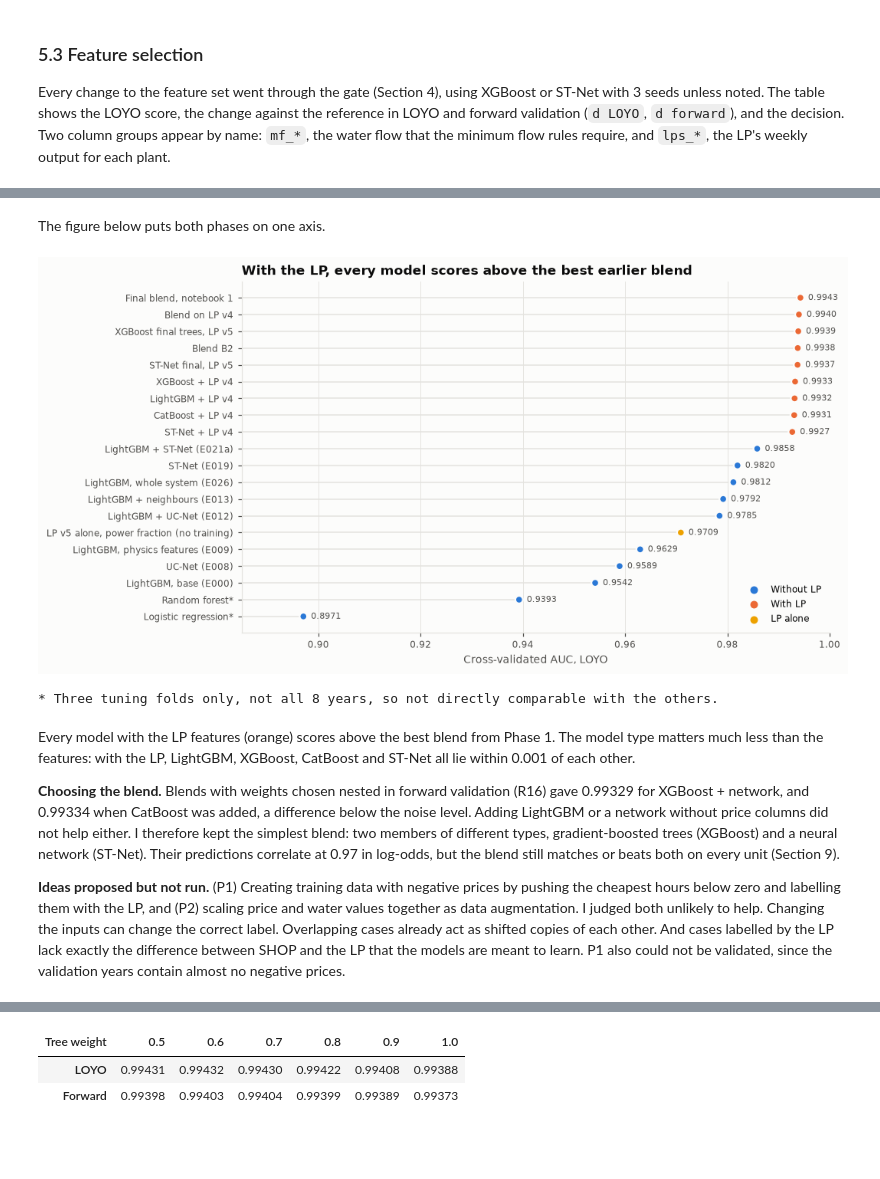
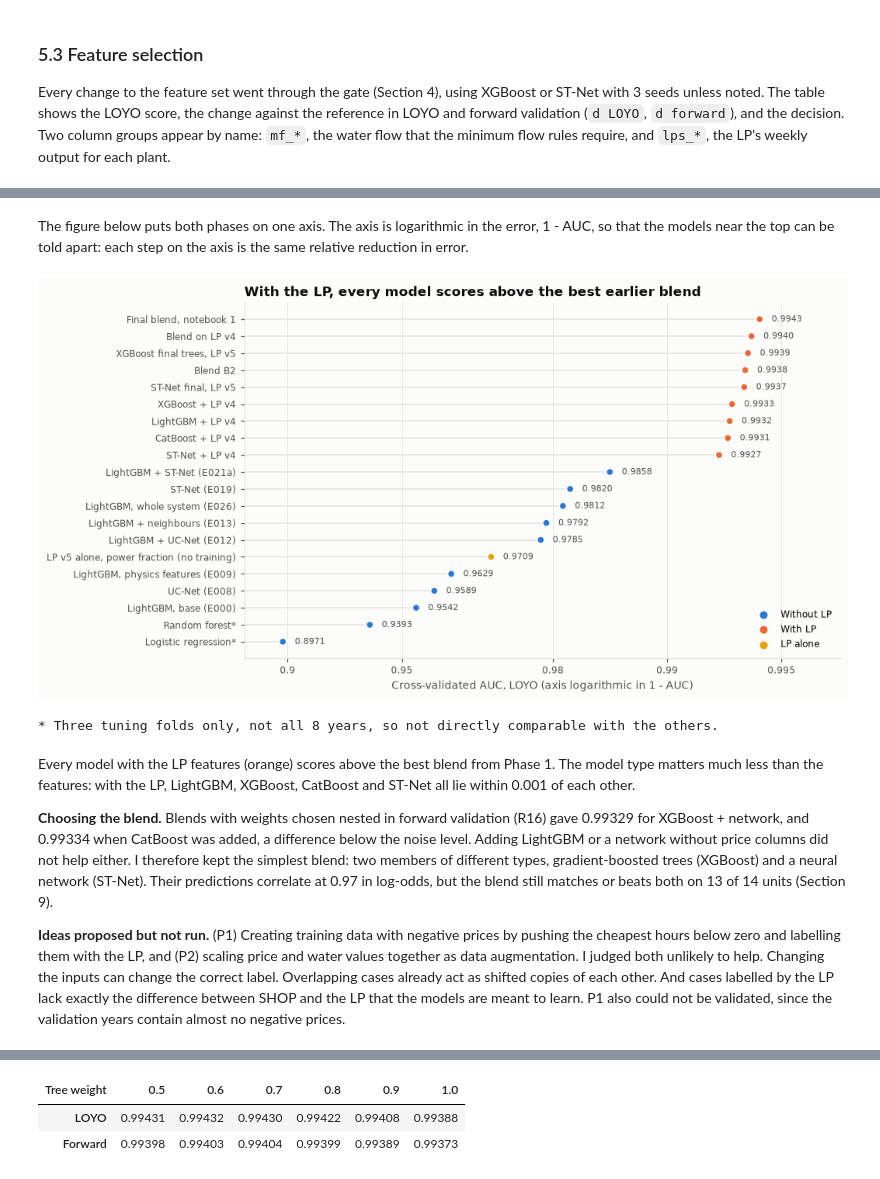
Before and after one commit to MartinNordli/Unit-Commitment-Problem, a Jupyter notebook: submission/Report.ipynb, the cells around one changed output, grey strips where cells are left out. Saved outputs shown, nothing was run; the diff lists cells and outputs as text; code cells hidden in the pictures; blank space fills up the shorter version.

```diff
--- a/submission/Report.ipynb
+++ b/submission/Report.ipynb
@@ -552,20 +652,37 @@ tab = pd.DataFrame([dict(Model=m, Features=f, LOYO=rows[a]["oof_auc"] if a else
-# %% [markdown]
-The figure below puts both phases on one axis.
+# %% [markdown]
+The figure below puts both phases on one axis. The axis is logarithmic in the error, 1 - AUC, so that the models near the top can be told apart: each step on the axis is the same relative reduction in error.
 # %%
 pts = [("Logistic regression*", .89708, 0), ("Random forest*", .93927, 0), ("LightGBM, base (E000)", .95415, 0), ("LP v5 alone, power fraction (no training)", auc(Y, LPF[:N_TR]), 2), ("UC-Net (E008)", .95893, 0), ("LightGBM, physics features (E009)", .96295, 0), ("LightGBM + neighbours (E013)", .97919, 0), ("LightGBM, whole system (E026)", .98118, 0), ("ST-Net (E019)", .98199, 0), ("LightGBM + UC-Net (E012)", .97847, 0), ("LightGBM + ST-Net (E021a)", .98584, 0),
     ("LightGBM + LP v4", rows["L8_v4"]["oof_auc"], 1), ("CatBoost + LP v4", rows["C1_v4_mf"]["oof_auc"], 1), ("XGBoost + LP v4", rows["XR_ref"]["oof_auc"], 1), ("ST-Net + LP v4", rows["N4_v4_scale"]["oof_auc"], 1), ("XGBoost final trees, LP v5", rows["XR5c_ls"]["oof_auc"], 1), ("ST-Net final, LP v5", rows["N6c_v5"]["oof_auc"], 1), ("Blend B2", rows["B2_gbdt3_nn2_nested"]["oof_auc"], 1), ("Blend on LP v4", auc(Y, B4), 1), ("Final blend, notebook 1", auc(Y, B), 1)]
-pts = sorted(pts, key=lambda p: p[1]); cols = [BLUE, ORANGE, YELLOW]; fig, ax = plt.subplots(figsize=(9, 5.4))
-ax.hlines(range(len(pts)), .88, [p[1] for p in pts], color=GRID, lw=1); ax.scatter([p[1] for p in pts], range(len(pts)), s=42, c=[cols[p[2]] for p in pts], zorder=3, edgecolors="#fcfcfb", linewidths=1.5); ax.set_yticks(range(len(pts)), [p[0] for p in pts]); ax.set_xlim(.885, 1.0); ax.set_xlabel("Cross-validated AUC, LOYO"); ax.grid(axis="y", visible=False); ax.set_title("With the LP, every model scores above the best earlier blend")
-for k, p in enumerate(pts): ax.text(p[1] + .0015, k, f"{p[1]:.4f}", va="center", fontsize=7.5, color=MUTED)
-for lab, col in (("Without LP", BLUE), ("With LP", ORANGE), ("LP alone", YELLOW)): ax.scatter([], [], s=30, c=col, label=lab)
-ax.legend(loc="lower right"); plt.show(); print("* Three tuning folds only, not all 8 years, so not directly comparable with the others.")
+pts = sorted(pts, key=lambda p: p[1])
+cols = [BLUE, ORANGE, YELLOW]
+fig, ax = plt.subplots(figsize=(9, 5.4))
+err = [1 - p[1] for p in pts]  # plotted as error 1 - AUC on a log axis
+ax.set_xscale("log")
+ax.set_xlim(.13, .0035)
+ticks = [.1, .05, .02, .01, .005]
+ax.set_xticks(ticks, [f"{1 - t:g}" for t in ticks])
+ax.minorticks_off()
+ax.hlines(range(len(pts)), .13, err, color=GRID, lw=1)
+ax.scatter(err, range(len(pts)), s=42, c=[cols[p[2]] for p in pts], zorder=3, edgecolors="#fcfcfb", linewidths=1.5)
+ax.set_yticks(range(len(pts)), [p[0] for p in pts])
+ax.set_xlabel("Cross-validated AUC, LOYO (axis logarithmic in 1 - AUC)")
+ax.grid(axis="y", visible=False)
+ax.set_title("With the LP, every model scores above the best earlier blend")
+for k, p in enumerate(pts):
+    ax.text(err[k] * .93, k, f"{p[1]:.4f}", va="center", fontsize=7.5, color=MUTED)
+for lab, col in (("Without LP", BLUE), ("With LP", ORANGE), ("LP alone", YELLOW)):
+    ax.scatter([], [], s=30, c=col, label=lab)
+ax.legend(loc="lower right")
+plt.show()
+print("* Three tuning folds only, not all 8 years, so not directly comparable with the others.")
 # %% [output]
-[figure, old version]
+[figure, new version]
 * Three tuning folds only, not all 8 years, so not directly comparable with the others.
 # %% [markdown]
 Every model with the LP features (orange) scores above the best blend from Phase 1. The model type matters much less than the features: with the LP, LightGBM, XGBoost, CatBoost and ST-Net all lie within 0.001 of each other.
 
-**Choosing the blend.** Blends with weights chosen nested in forward validation (R16) gave 0.99329 for XGBoost + network, and 0.99334 when CatBoost was added, a difference below the noise level. Adding LightGBM or a network without price columns did not help either. I therefore kept the simplest blend: two members of different types, gradient-boosted trees (XGBoost) and a neural network (ST-Net). Their predictions correlate at 0.97 in log-odds, but the blend still matches or beats both on every unit (Section 9).
+**Choosing the blend.** Blends with weights chosen nested in forward validation (R16) gave 0.99329 for XGBoost + network, and 0.99334 when CatBoost was added, a difference below the noise level. Adding LightGBM or a network without price columns did not help either. I therefore kept the simplest blend: two members of different types, gradient-boosted trees (XGBoost) and a neural network (ST-Net). Their predictions correlate at 0.97 in log-odds, but the blend still matches or beats both on 13 of 14 units (Section 9).
 
 **Ideas proposed but not run.** (P1) Creating training data with negative prices by pushing the cheapest hours below zero and labelling them with the LP, and (P2) scaling price and water values together as data augmentation. I judged both unlikely to help. Changing the inputs can change the correct label. Overlapping cases already act as shifted copies of each other. And cases labelled by the LP lack exactly the difference between SHOP and the LP that the models are meant to learn. P1 also could not be validated, since the validation years contain almost no negative prices.
 # %% [markdown]
```
Also changed, not shown: parts of 36 cells of this notebook, 3 other files.
